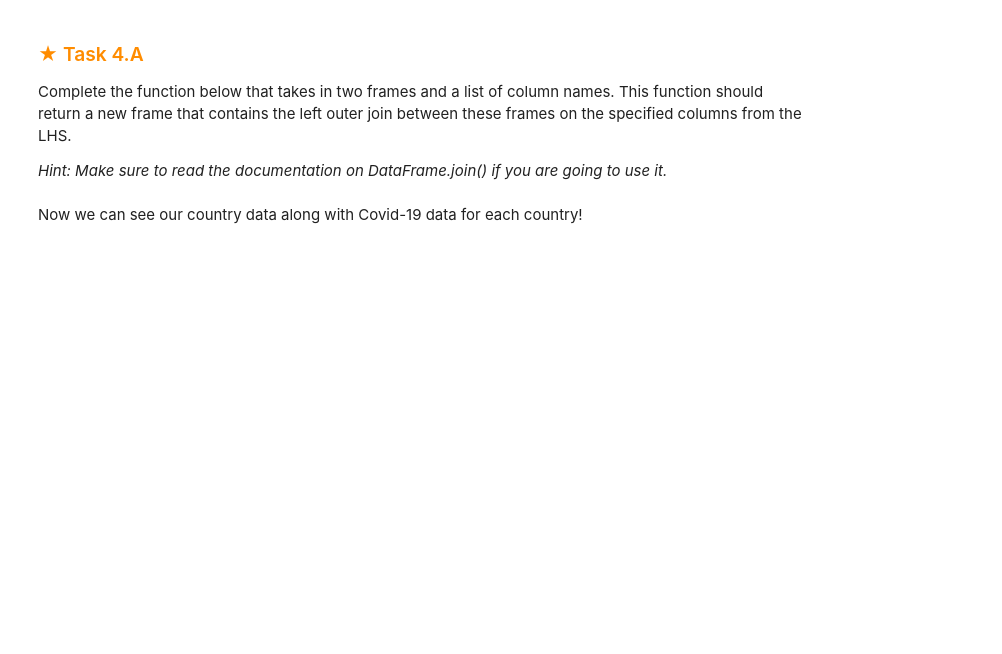
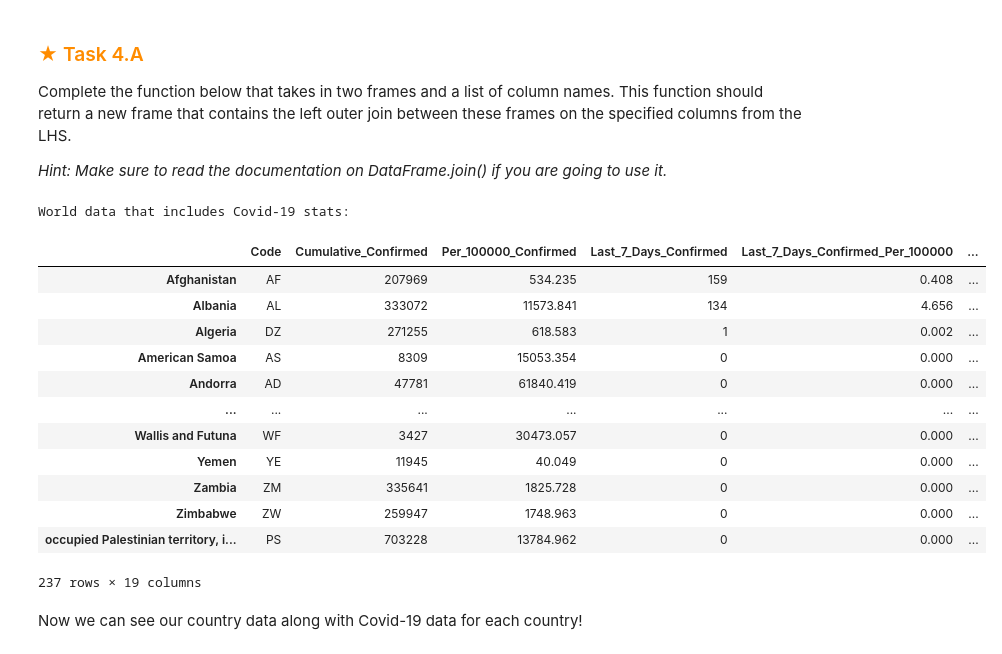
Before and after one commit to Juno-Cheng/HO3, a Jupyter notebook: assignment.ipynb, the cells around one changed output. Drawn from its saved outputs; the diff is of its cells as text; code cells hidden in the pictures; blank space fills up the shorter version.

```diff
--- a/assignment.ipynb
+++ b/assignment.ipynb
@@ -441,7 +558,25 @@ Note that the above semantics will not work perfectly for our world data,
 but it will provide a good starting point.
 # %%
 def one_hot(frame, column_name):
-    return NotImplemented
+    exploded_df = frame.explode(column_name)
+
+    # Get unique values in the column
+    unique_values = exploded_df[column_name].dropna().unique()
+
+    # Create a dictionary to store the one-hot-encoded columns for each value
+    encoded_columns = {}
+
+    # Iterate over unique values and create a one-hot-encoded column for each
+    for string in unique_values:
+        if "nan" != string:
+            val_list = [x.strip() for x in string.split(",")]
+            for val in val_list:
+                encoded_columns[f'{val}'] = frame[column_name].apply(lambda x: 1 if (x is not np.nan and val in x) else 0)
+
+    # Concatenate the original frame with the one-hot-encoded columns
+    newframe = pandas.concat([frame, pandas.DataFrame(encoded_columns)], axis=1)
+
+    return newframe
 # %%
 # Before calling your function, we are going to clean up the data a little bit.
 # You are not required to learn what we are doing below (regular expressions),
@@ -537,11 +694,27 @@ This function should return a new frame that contains the left outer join betwee
 *Hint: Make sure to read the documentation on DataFrame.join() if you are going to use it.*
 # %%
 def left_join(lhs_frame, rhs_frame, column_names):
-    return NotImplemented
+    rhs_frame.join(lhs_frame)
+    return rhs_frame
 
 print("World data that includes Covid-19 stats:")
 covid_world_data = left_join(world_data, who_data, ['Country'])
 covid_world_data
+# %% [output]
+World data that includes Covid-19 stats:
+|  | Code | Cumulative_Confirmed | Per_100000_Confirmed | Last_7_Days_Confirmed | Last_7_Days_Confirmed_Per_100000 | ... |
+| Afghanistan | AF | 207969 | 534.235 | 159 | 0.408 | ... |
+| Albania | AL | 333072 | 11573.841 | 134 | 4.656 | ... |
+| Algeria | DZ | 271255 | 618.583 | 1 | 0.002 | ... |
+| American Samoa | AS | 8309 | 15053.354 | 0 | 0.000 | ... |
+| Andorra | AD | 47781 | 61840.419 | 0 | 0.000 | ... |
+| ... | ... | ... | ... | ... | ... | ... |
+| Wallis and Futuna | WF | 3427 | 30473.057 | 0 | 0.000 | ... |
+| Yemen | YE | 11945 | 40.049 | 0 | 0.000 | ... |
+| Zambia | ZM | 335641 | 1825.728 | 0 | 0.000 | ... |
+| Zimbabwe | ZW | 259947 | 1748.963 | 0 | 0.000 | ... |
+| occupied Palestinian territory, i... | PS | 703228 | 13784.962 | 0 | 0.000 | ... |
+237 rows × 19 columns
 # %% [markdown]
 Now we can see our country data along with Covid-19 data for each country!
 # %%
```
Also changed, not shown: parts of 10 cells of this notebook.
